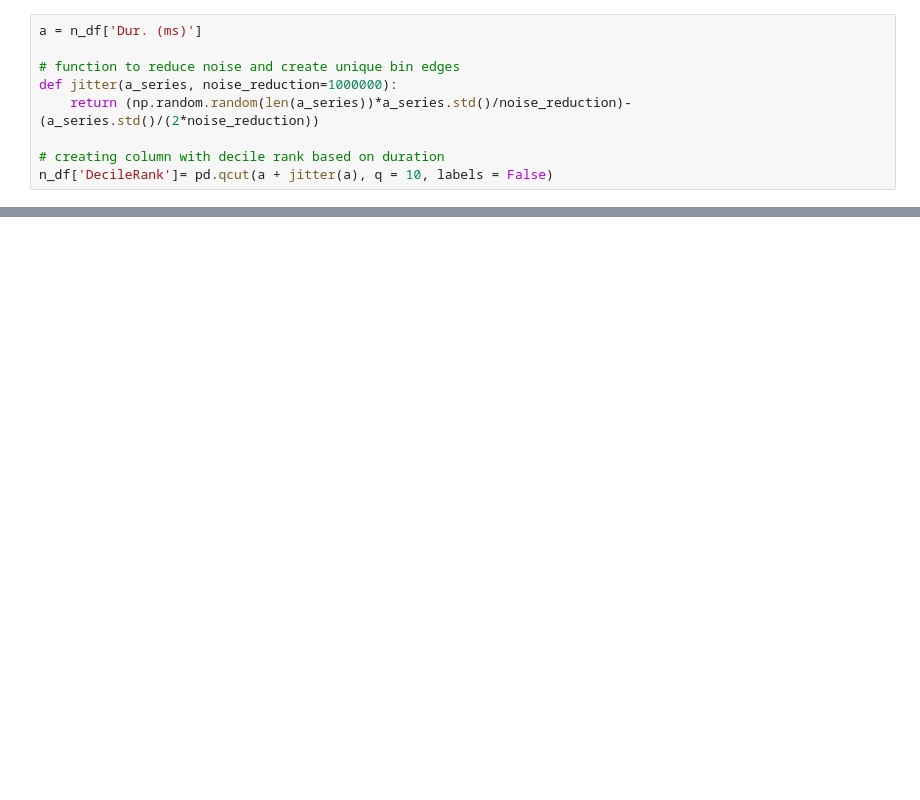
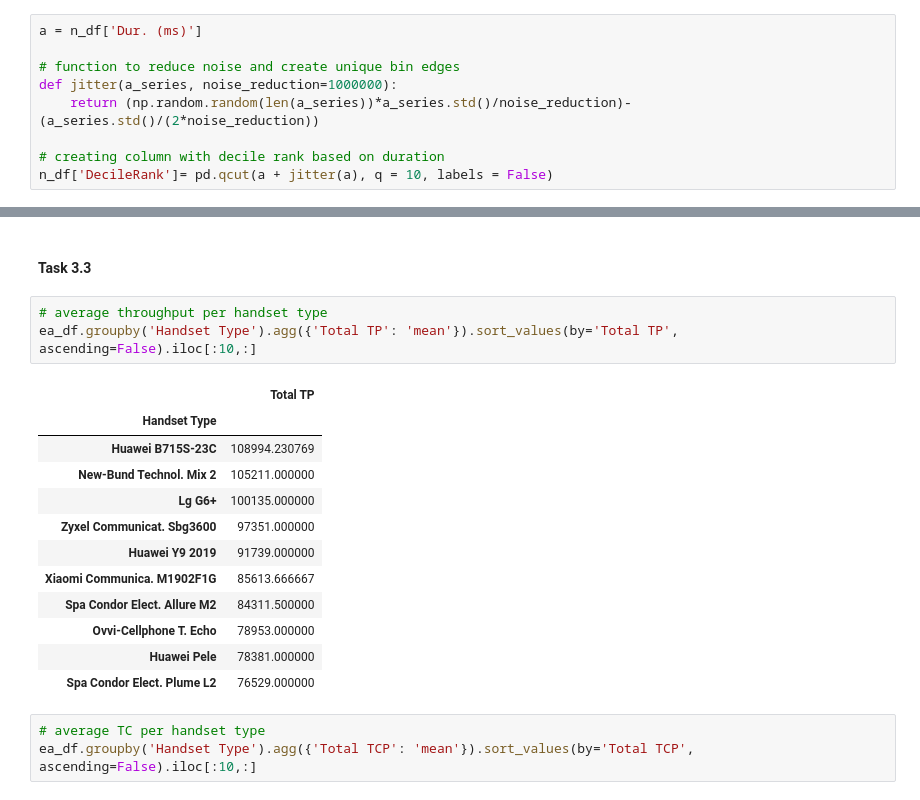
Before and after one commit to KutashiMA/Telecom_User_Analytics, a Jupyter notebook: User_Analytics.ipynb, the cells around one changed output, grey strips where cells are left out. Drawn from its saved outputs; the diff is of its cells as text; blank space fills up the shorter version.

Commit message:
completed task 3.3

```diff
--- a/User_Analytics.ipynb
+++ b/User_Analytics.ipynb
@@ -1516,0 +1517,21 @@ tp.iloc[:10, :]
+# %% [markdown]
+#### Task 3.3
+# %%
+# average throughput per handset type
+ea_df.groupby('Handset Type').agg({'Total TP': 'mean'}).sort_values(by='Total TP', ascending=False).iloc[:10,:]
+# %% [output]
+|  | Total TP |
+| Handset Type |  |
+| Huawei B715S-23C | 108994.230769 |
+| New-Bund Technol. Mix 2 | 105211.000000 |
+| Lg G6+ | 100135.000000 |
+| Zyxel Communicat. Sbg3600 | 97351.000000 |
+| Huawei Y9 2019 | 91739.000000 |
+| Xiaomi Communica. M1902F1G | 85613.666667 |
+| Spa Condor Elect. Allure M2 | 84311.500000 |
+| Ovvi-Cellphone T. Echo | 78953.000000 |
+| Huawei Pele | 78381.000000 |
+| Spa Condor Elect. Plume L2 | 76529.000000 |
+# %%
+# average TC per handset type
+ea_df.groupby('Handset Type').agg({'Total TCP': 'mean'}).sort_values(by='Total TCP', ascending=False).iloc[:10,:]
```
Also changed, not shown: parts of 136 cells of this notebook.
